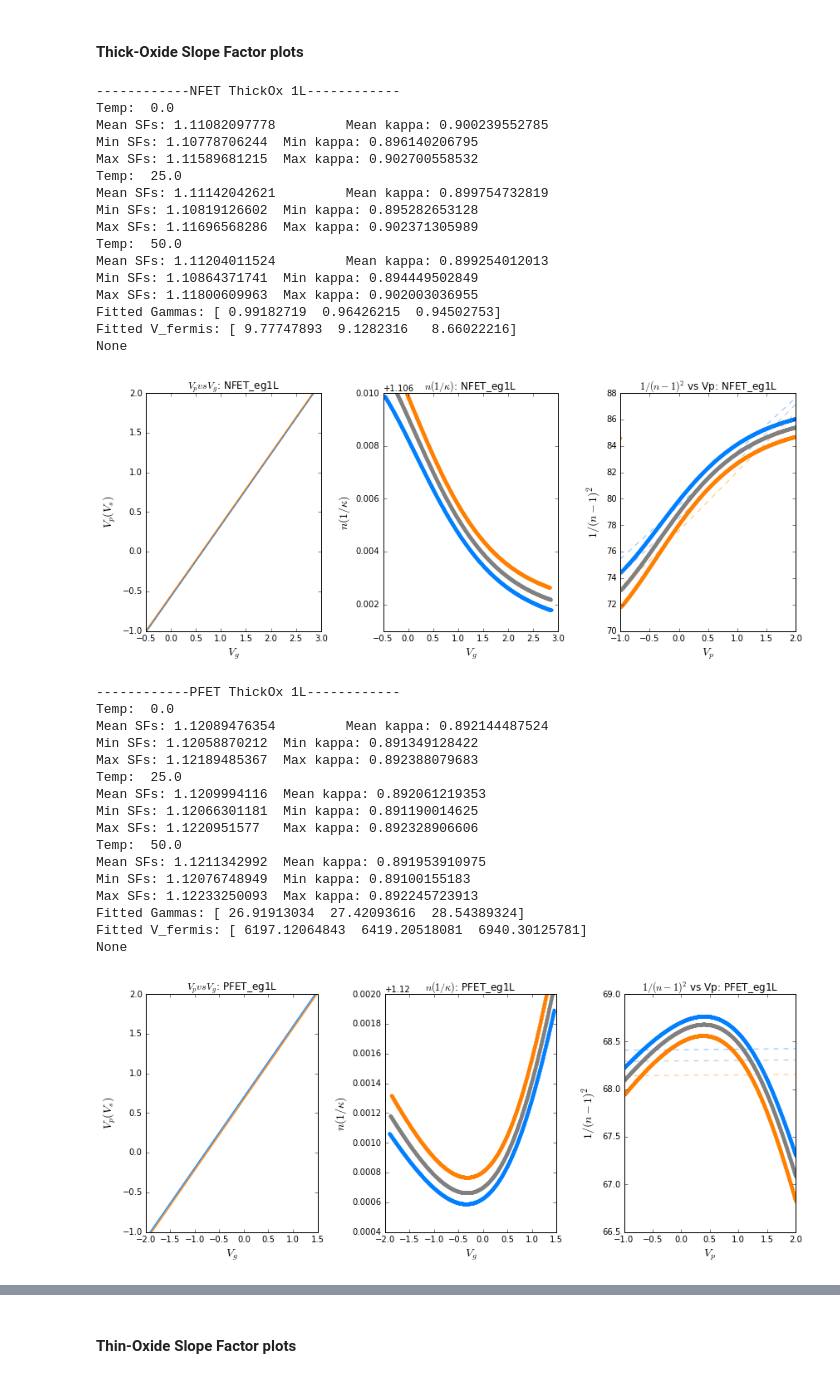
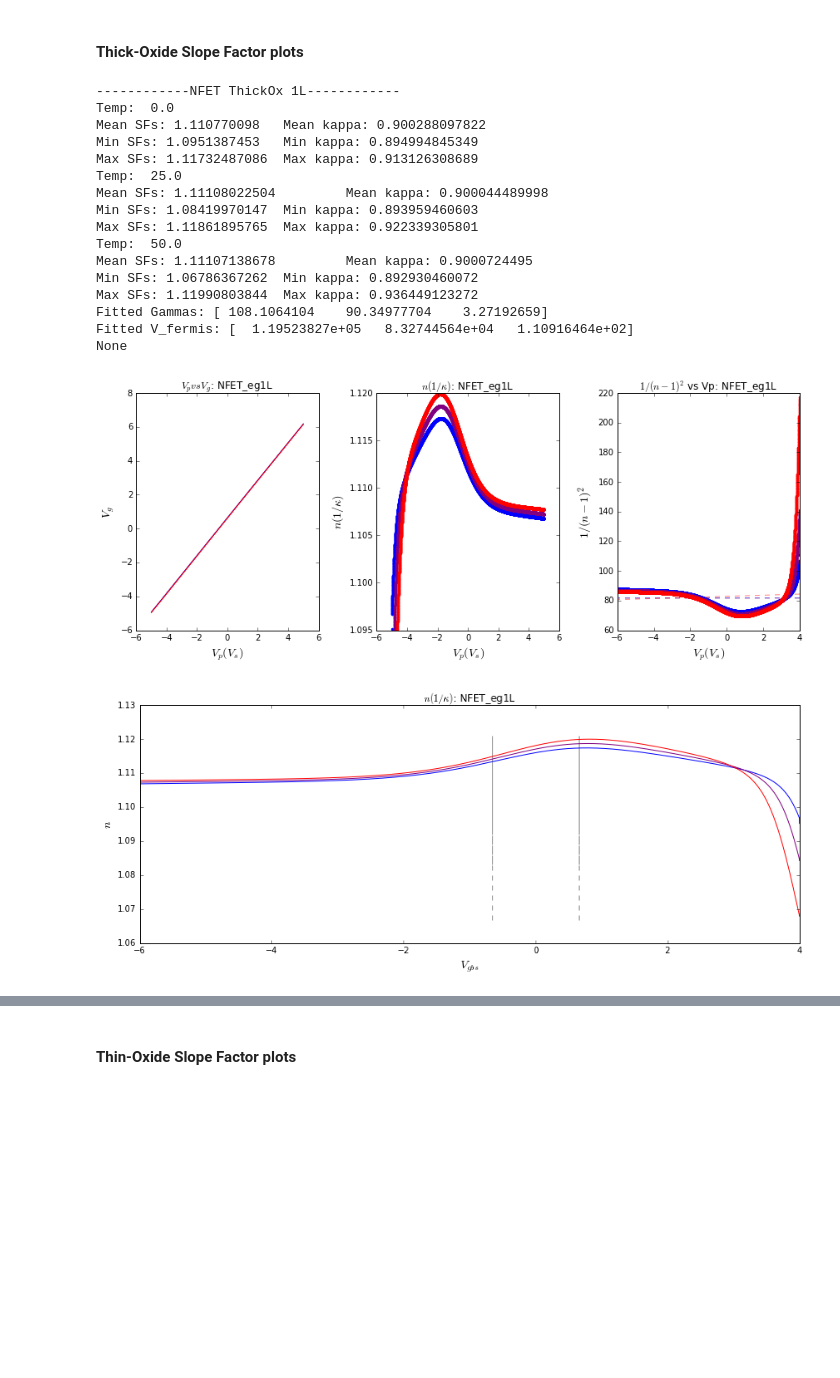
Before and after one commit to twinoza/TwinPyNB, a Jupyter notebook: FETCharacterization/FET_ParamExtract.ipynb, the cells around one changed output, grey strips where cells are left out. Saved outputs shown, nothing was run; the diff lists cells and outputs as text; code cells hidden in the pictures; blank space fills up the shorter version.

```diff
--- a/FETCharacterization/FET_ParamExtract.ipynb
+++ b/FETCharacterization/FET_ParamExtract.ipynb
@@ -74,6 +73,18 @@ def linFitErr(x0s, xData, yData):
     (m,b) = x0s
     return yData - linFit(xData, m, b)
 
+# Fits the slope factor to extract gamma (the body-effect coefficient) and phi_F (Fermi Potential)
+def SFParamEq(xData, gamma, phiF):
+    invNOffsetSq = (4./(gamma**2))*(xData + (2.*phiF))
+    return invNOffsetSq
+
+# This function returns the residual to fitting the slope factor equation
+# (as a function of gamma and phiF)
+def SFParamEq_res(params, yData, xData):
+    gamma, phiF = params
+    err = yData - SFParamEq(xData, gamma, phiF)
+    return err
+
 # getEarlyVoltages finds the slope and y-intercept of the line that best fits the data
 # for x-values above "threshold"
 def getEarlyVoltages(origVds, origIds, threshold):
@@ -447,7 +694,8 @@ def printSFInfo(temps, SFs, gammas, vFermis):
 # %% [markdown]
 # Get general data from the files
 # %%
-folderRoot = "/home/noza/work/Braindrop/CDB/BDTests/NFET_test/IV_Sim_Results/ParamExtract/"
+folderRoot = "/home/noza/work/Braindrop/CDB/BDTests/NFET_test/IV_Sim_Results/ExtractParams/"
+folderRoot = "/home/noza/work/data/FET_tests/ExtractParams/"
 folderRoot_P = "/home/noza/work/Braindrop/CDB/BDTests/PFET_test/IV_Sim_Results/ExtractParams/"
 
 #paramFileName = folderRoot + "ParamAnalysisVals_VgSweep.csv"
@@ -566,46 +897,28 @@ _Note: the mean, min, and max values shown are for the full measured range of va
 # %% [markdown]
 #### Thick-Oxide Slope Factor plots
 # %%
-SFs,gammas,fermis = slopeFactor(folderRoot, FETType="NFET", curveType="VgvsVs_KappaExtraction",
-                  #temps=temps, xLims=(0,1), yLims=(1.11, 1.12), printFN=True)
-                  temps=temps, ttl="NFET_eg1L", xLims=None, yLims=None, printFN=False, plotIdx=1)
+SFs,gammas,fermis = slopeFactor(folderRoot, FETType="NFET_eg1L", curveType="VgvsVs_KappaExtraction",
+                  temps=temps, ttl="NFET_eg1L", xLims=None, yLims=None, printFN=False, plotIdx=0)
 print "------------NFET ThickOx 1L------------\n", printSFInfo(temps,SFs,gammas,fermis)
 show()
-SFs,gammas,fermis = slopeFactor(folderRoot_P, FETType="PFET", curveType="VgvsVs_KappaExtraction",
-                  temps=temps, ttl="PFET_eg1L", xLims=None, yLims=None,plotIdx=1)
-print "------------PFET ThickOx 1L------------\n", printSFInfo(temps,SFs,gammas,fermis)
+advSFInfo(folderRoot, FETType="NFET_eg1L", curveType="VgvsVs_KappaExtraction",
+                  temps=temps, xLims=None, yLims=(1.108, 1.115),printFN=False, plotIdx=0, Vdd=1, Vth=0.65)
 # %% [output]
 ------------NFET ThickOx 1L------------
 Temp:  0.0
-Mean SFs: 1.11082097778         Mean kappa: 0.900239552785
-Min SFs: 1.10778706244  Min kappa: 0.896140206795
-Max SFs: 1.11589681215  Max kappa: 0.902700558532
+Mean SFs: 1.110770098   Mean kappa: 0.900288097822
+Min SFs: 1.0951387453   Min kappa: 0.894994845349
+Max SFs: 1.11732487086  Max kappa: 0.913126308689
 Temp:  25.0
-Mean SFs: 1.11142042621         Mean kappa: 0.899754732819
-Min SFs: 1.10819126602  Min kappa: 0.895282653128
-Max SFs: 1.11696568286  Max kappa: 0.902371305989
+Mean SFs: 1.11108022504         Mean kappa: 0.900044489998
+Min SFs: 1.08419970147  Min kappa: 0.893959460603
+Max SFs: 1.11861895765  Max kappa: 0.922339305801
 Temp:  50.0
-Mean SFs: 1.11204011524         Mean kappa: 0.899254012013
-Min SFs: 1.10864371741  Min kappa: 0.894449502849
-Max SFs: 1.11800609963  Max kappa: 0.902003036955
-Fitted Gammas: [ 0.99182719  0.96426215  0.94502753]
-Fitted V_fermis: [ 9.77747893  9.1282316   8.66022216]
+Mean SFs: 1.11107138678         Mean kappa: 0.9000724495
+Min SFs: 1.06786367262  Min kappa: 0.892930460072
+Max SFs: 1.11990803844  Max kappa: 0.936449123272
+Fitted Gammas: [ 108.1064104    90.34977704    3.27192659]
+Fitted V_fermis: [  1.19523827e+05   8.32744564e+04   1.10916464e+02]
 None
-[figure, old version]
+[figure, new version]
-------------PFET ThickOx 1L------------
-Temp:  0.0
-Mean SFs: 1.12089476354         Mean kappa: 0.892144487524
-Min SFs: 1.12058870212  Min kappa: 0.891349128422
-Max SFs: 1.12189485367  Max kappa: 0.892388079683
-Temp:  25.0
-Mean SFs: 1.1209994116  Mean kappa: 0.892061219353
-Min SFs: 1.12066301181  Min kappa: 0.891190014625
-Max SFs: 1.1220951577   Max kappa: 0.892328906606
-Temp:  50.0
-Mean SFs: 1.1211342992  Mean kappa: 0.891953910975
-Min SFs: 1.12076748949  Min kappa: 0.89100155183
-Max SFs: 1.12233250093  Max kappa: 0.892245723913
-Fitted Gammas: [ 26.91913034  27.42093616  28.54389324]
-Fitted V_fermis: [ 6197.12064843  6419.20518081  6940.30125781]
-None
-[figure, old version]
+[figure, new version]
```
Also changed, not shown: parts of 46 cells of this notebook, 1 other file.
